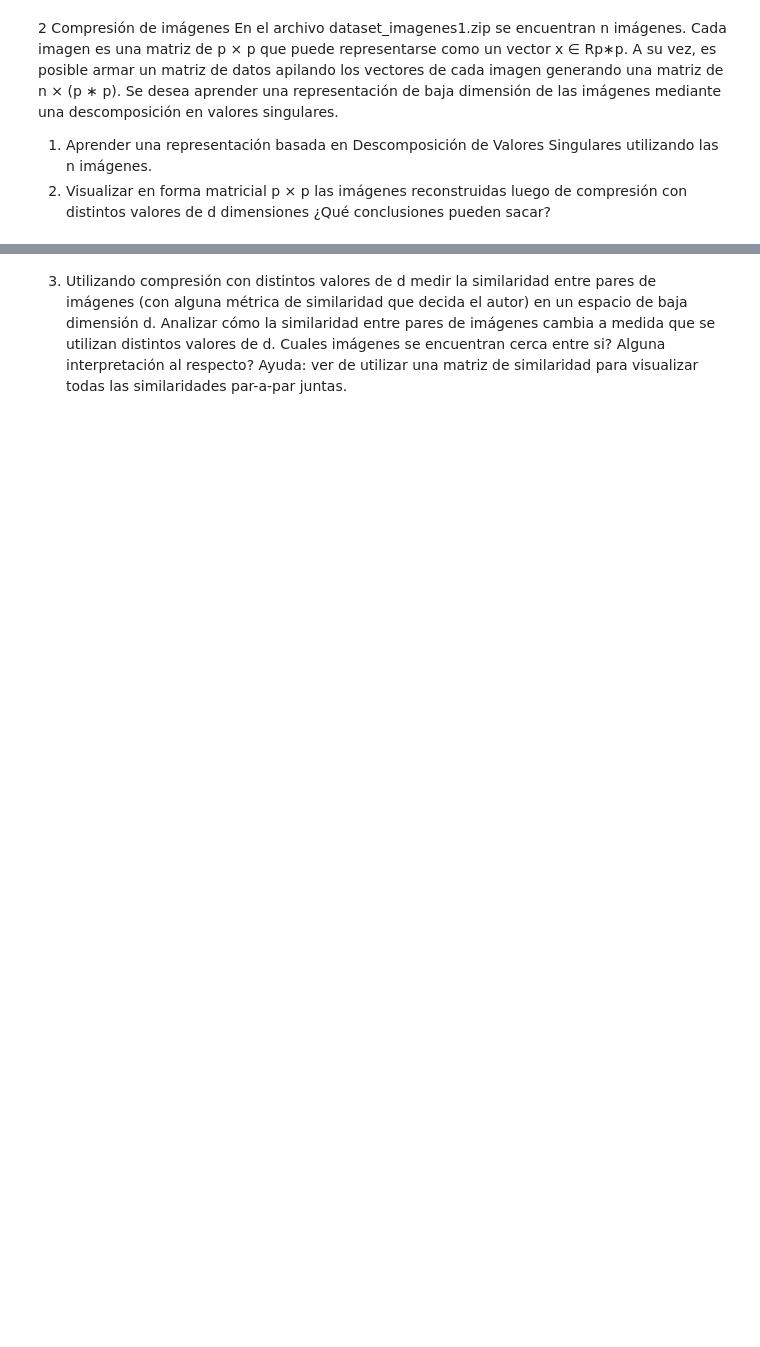
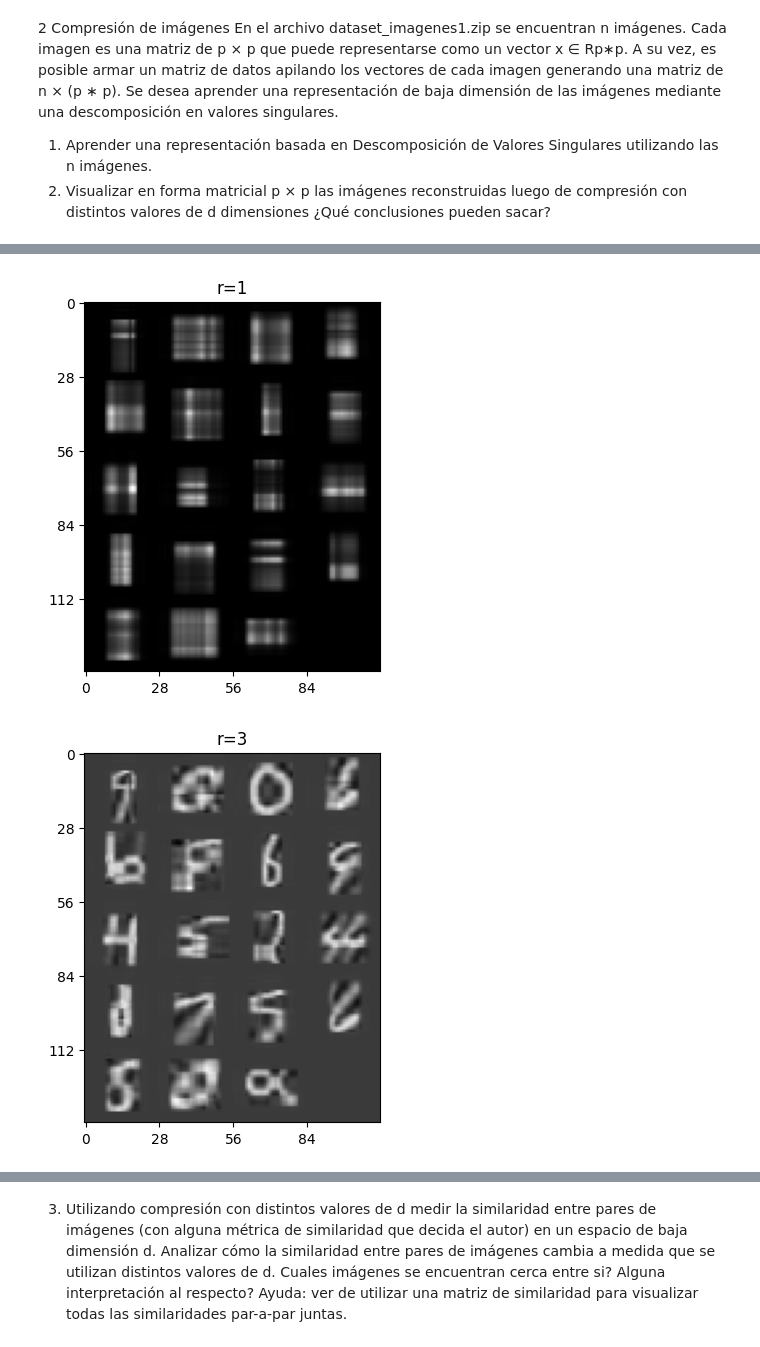
Before and after one commit to BrunoDC-dev/Metodos-numericos-2, a Jupyter notebook: TP3/p2.ipynb, the cells around one changed output, grey strips where cells are left out. Cells and saved outputs as stored; diff of their text form; code cells hidden in the pictures; blank space fills up the shorter version.

```diff
--- a/TP3/p2.ipynb
+++ b/TP3/p2.ipynb
@@ -59,0 +42,26 @@ for r in dicc_collages:
+# %%
+dicc_collages = {}
+dicc_Xs = {}
+for d in range(0,29):
+    Xs = []
+    collage = np.zeros((140, 112))
+    for i in range(len(image_names)):
+        U, S, VT = svds[i]
+        Xapprox = U[:,:d]@S[:d,:d]@VT[:d,:]
+        Xs.append(Xapprox)
+        for f in range(28):
+            for c in range(28):
+                collage[f + (i // 4) * 28, c + (i % 4) * 28] = Xapprox[f,c]
+    dicc_Xs[d] = Xs
+    dicc_collages[d] = collage
+
+for d in (1,3,7,18):
+    plt.figure()
+    img = plt.imshow(dicc_collages[d], cmap = 'gray')
+    plt.xticks(np.arange(0, dicc_collages[d].shape[1], 28))
+    plt.yticks(np.arange(0, dicc_collages[d].shape[0], 28))
+    plt.title(f'r={d}')
+    plt.show()
+# %% [output]
+[figure, added]
+[figure, added]
```
Also changed, not shown: parts of 9 cells of this notebook.
